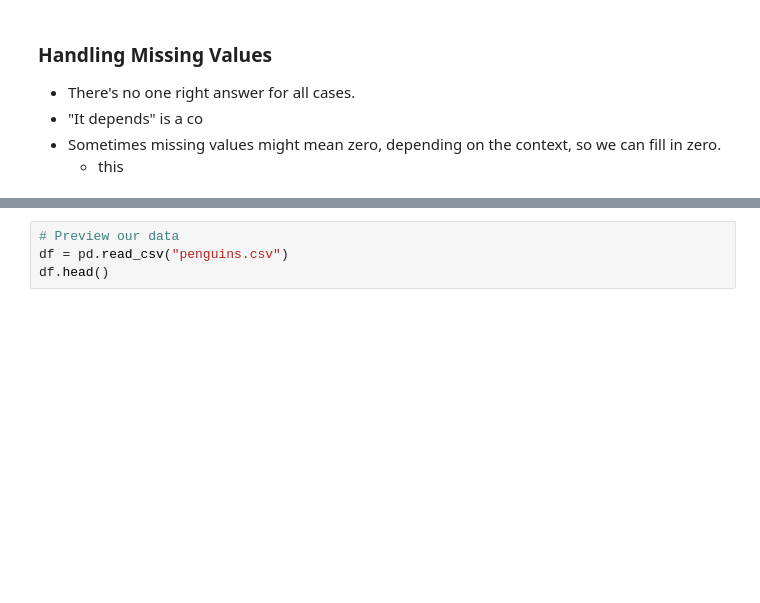
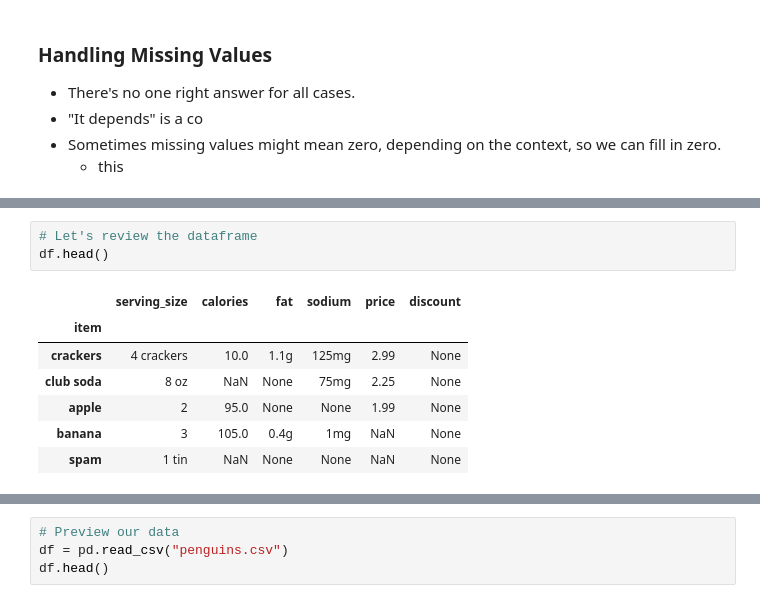
Before and after one commit to ryanorsinger/intro-to-pandas-course, a Jupyter notebook: 03_Pandas_DataFrames_Continued_01.ipynb, the cells around one changed output, grey strips where cells are left out. Drawn from its saved outputs; the diff is of its cells as text; blank space fills up the shorter version.

```diff
--- a/03_Pandas_DataFrames_Continued_01.ipynb
+++ b/03_Pandas_DataFrames_Continued_01.ipynb
@@ -199,0 +220,11 @@ dtype: int64
+# %%
+# Let's review the dataframe
+df.head()
+# %% [output]
+|  | serving_size | calories | fat | sodium | price | discount |
+| item |  |  |  |  |  |  |
+| crackers | 4 crackers | 10.0 | 1.1g | 125mg | 2.99 | None |
+| club soda | 8 oz | NaN | None | 75mg | 2.25 | None |
+| apple | 2 | 95.0 | None | None | 1.99 | None |
+| banana | 3 | 105.0 | 0.4g | 1mg | NaN | None |
+| spam | 1 tin | NaN | None | None | NaN | None |
```
Also changed, not shown: parts of 23 cells of this notebook, 1 other file.
